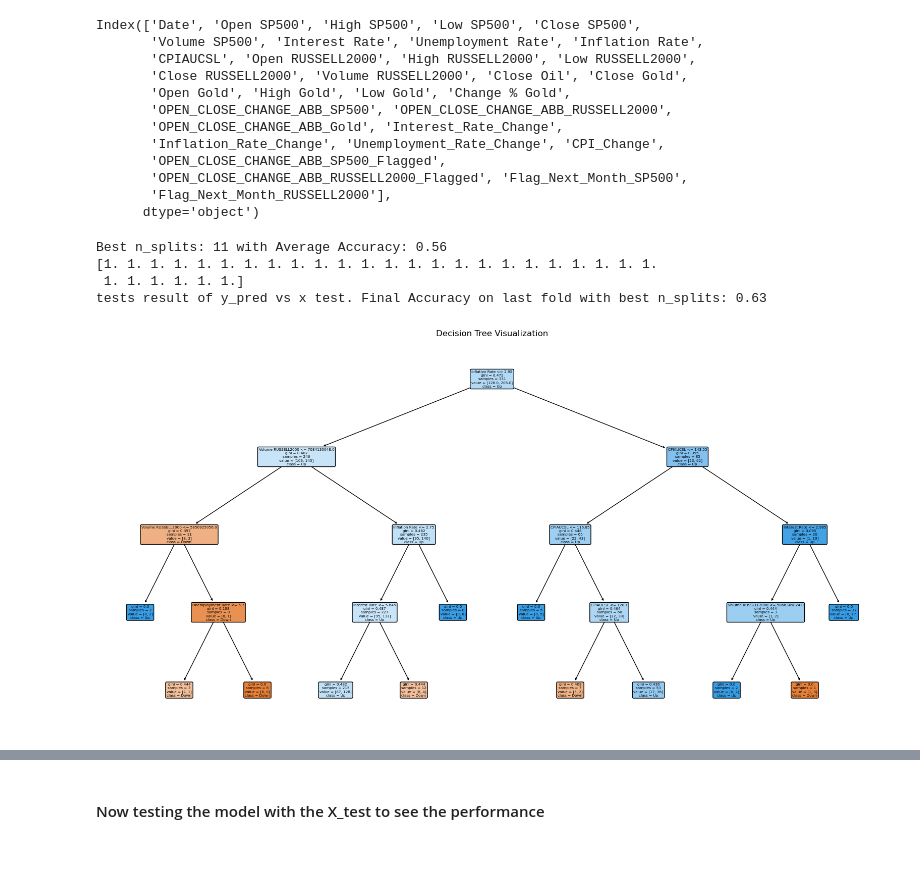
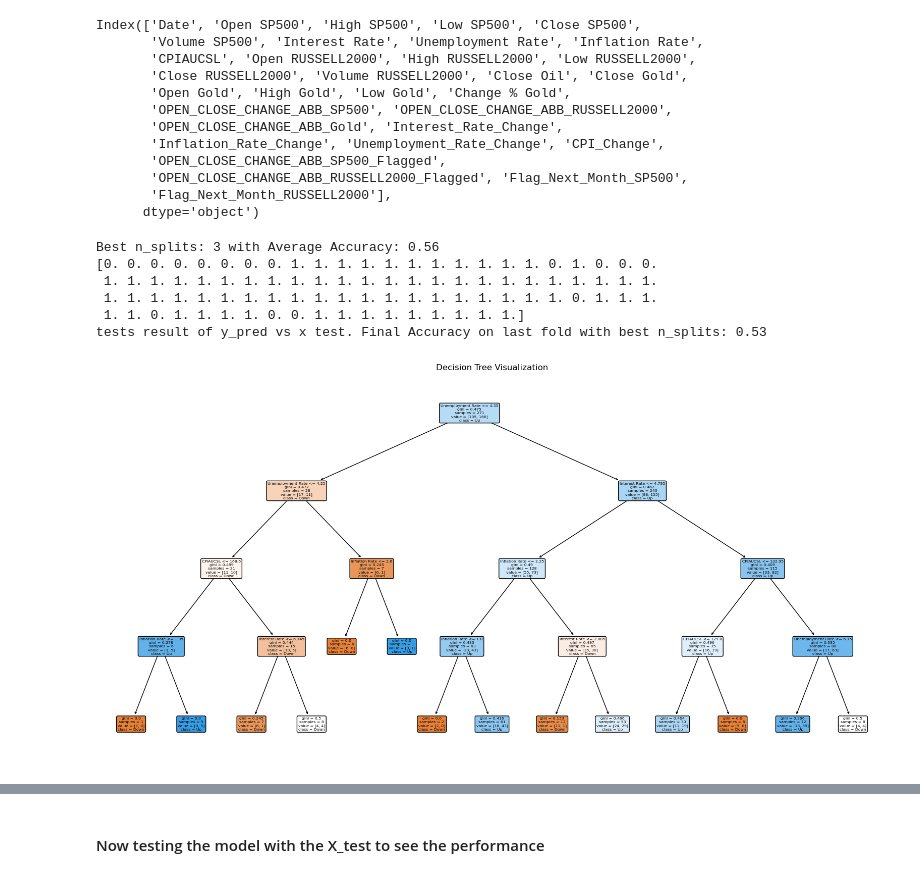
Before and after one commit to badranyoussef/bi-exam-project-stock, a Jupyter notebook: notebooks/modeling.ipynb, the cells around one changed output, grey strips where cells are left out. Drawn from its saved outputs; the diff is of its cells as text; code cells hidden in the pictures.

Commit message:
images added

```diff
--- a/notebooks/modeling.ipynb
+++ b/notebooks/modeling.ipynb
@@ -186,44 +186,46 @@ def evaluate_model(model, X, y, max_splits):
 max_splits = 20
 dt_model = DecisionTreeClassifier(max_depth=4, random_state=42)
 # Fjern irrelevante kolonner og angiv den afhængige variabel
-X = df.drop(columns=columns_to_drop_russell2000)
-y = df['Flag_Next_Month_RUSSELL2000']
+X = df.drop(columns=columns_to_drop_sp500)
+y = df['Flag_Next_Month_SP500']
 
 best_n_splits, best_accuracy = evaluate_model(dt_model, X, y, max_splits)
 
 # Udskriv resultaterne
 print(f"Best n_splits: {best_n_splits} with Average Accuracy: {best_accuracy:.2f}")
 
 # Endelig træning med den bedste n_splits
 tscv = TimeSeriesSplit(n_splits=best_n_splits)
 #model_dt = DecisionTreeClassifier(max_depth=depth_max, random_state=42)
 
 for train_index, test_index in tscv.split(X):
     X_train, X_test = X.iloc[train_index], X.iloc[test_index]
     y_train, y_test = y.iloc[train_index], y.iloc[test_index]
 
     # Træn modellen
     dt_model.fit(X_train, y_train)
 
     # Forudsige på testdata
     y_pred = dt_model.predict(X_test)
 
 print(y_pred)
 # Udfør den endelige evaluering
 accuracy = accuracy_score(y_test, y_pred)
 print(f"tests result of y_pred vs x test. Final Accuracy on last fold with best n_splits: {accuracy:.2f}")
 
 # Visualisér Decision Tree
 plt.figure(figsize=(20,10))
 plot_tree(dt_model, feature_names=X.columns, class_names=['Down', 'Up'], filled=True, rounded=True)
 plt.title('Decision Tree Visualization')
 plt.show()
 # %% [output]
-Best n_splits: 11 with Average Accuracy: 0.56
-[1. 1. 1. 1. 1. 1. 1. 1. 1. 1. 1. 1. 1. 1. 1. 1. 1. 1. 1. 1. 1. 1. 1. 1.
- 1. 1. 1. 1. 1. 1.]
-tests result of y_pred vs x test. Final Accuracy on last fold with best n_splits: 0.63
+Best n_splits: 3 with Average Accuracy: 0.56
+[0. 0. 0. 0. 0. 0. 0. 0. 1. 1. 1. 1. 1. 1. 1. 1. 1. 1. 1. 0. 1. 0. 0. 0.
+ 1. 1. 1. 1. 1. 1. 1. 1. 1. 1. 1. 1. 1. 1. 1. 1. 1. 1. 1. 1. 1. 1. 1. 1.
+ 1. 1. 1. 1. 1. 1. 1. 1. 1. 1. 1. 1. 1. 1. 1. 1. 1. 1. 1. 1. 0. 1. 1. 1.
+ 1. 1. 0. 1. 1. 1. 1. 0. 0. 1. 1. 1. 1. 1. 1. 1. 1. 1.]
+tests result of y_pred vs x test. Final Accuracy on last fold with best n_splits: 0.53
-[figure, old version]
+[figure, new version]
 # %%
 #joblib.dump(dt_model, '../models/dt_model_sp500.pkl')
 #joblib.dump(dt_model, '../models/dt_model_russell2000.pkl')
```
Also changed, not shown: parts of 4 cells of this notebook, 2 other files.
